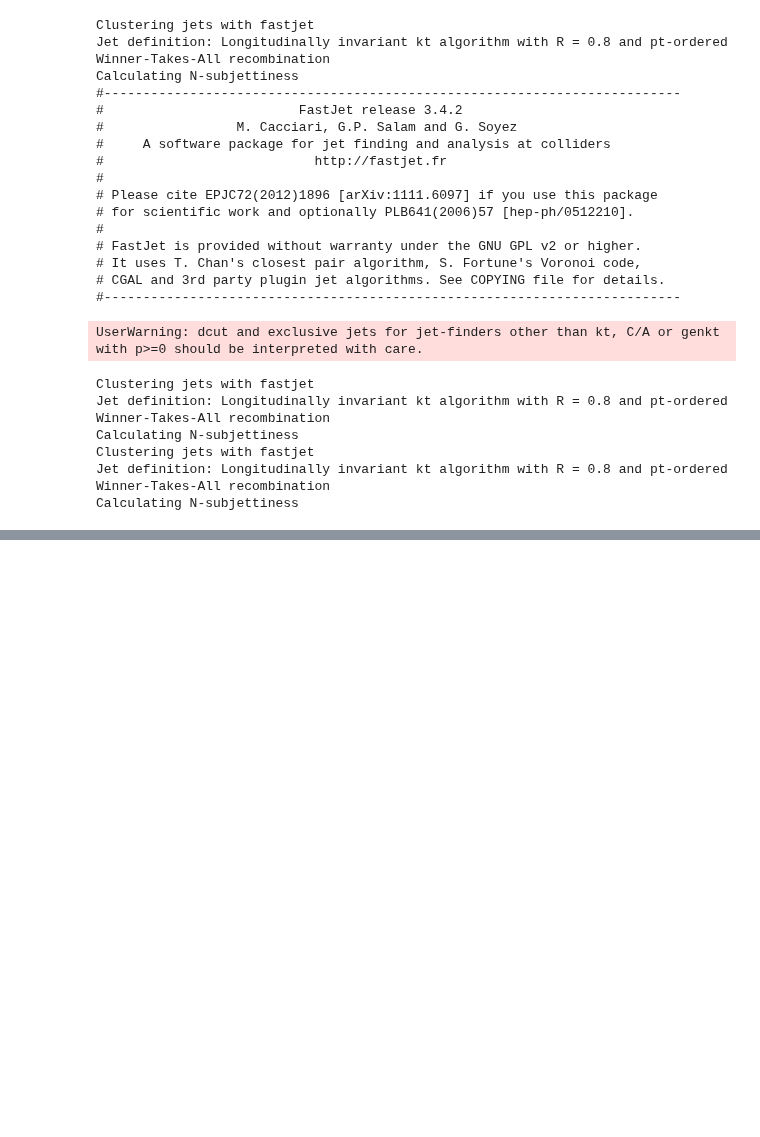
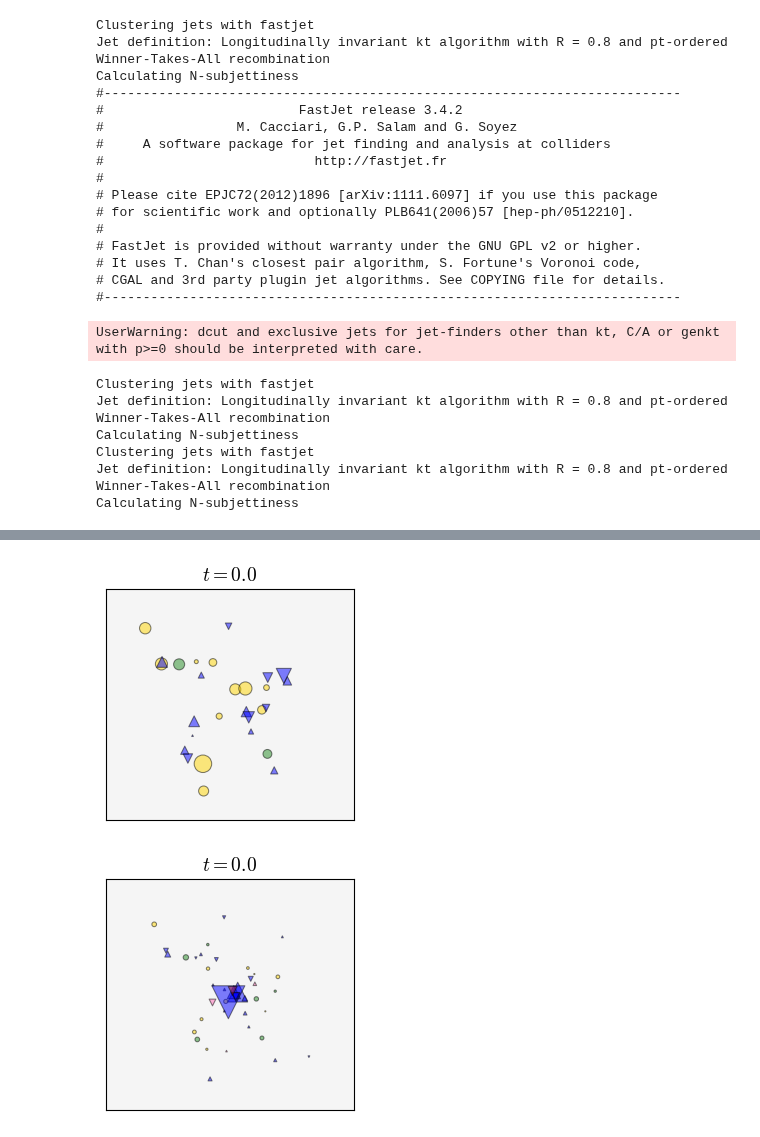
Before and after one commit to dfaroughy/Multimodal-Bridges, a Jupyter notebook: notebooks/data_aoj.ipynb, the cells around one changed output, grey strips where cells are left out. Saved outputs shown, nothing was run; the diff lists cells and outputs as text; code cells hidden in the pictures; blank space fills up the shorter version.

```diff
--- a/notebooks/data_aoj.ipynb
+++ b/notebooks/data_aoj.ipynb
@@ -487,3 +452,21 @@ Calculating N-subjettiness
 Clustering jets with fastjet
 Jet definition: Longitudinally invariant kt algorithm with R = 0.8 and pt-ordered Winner-Takes-All recombination
 Calculating N-subjettiness
+# %%
+ParticleClouds(paths[0]).display_cloud(
+    300,
+    title=r"$t=0.0$",
+    xlim=(-0.8, 0.8),
+    ylim=(-0.8, 0.8),
+    scale_marker=2,
+    edgecolor="k",
+)
+ParticleClouds(paths[90]).display_cloud(
+    300,
+    title=r"$t=0.0$",
+    xlim=(-0.8, 0.8),
+    ylim=(-0.8, 0.8),
+    scale_marker=2,
+    edgecolor="k",
+)
+# %% [output]
@@ -490 +474,3 @@ Calculating N-subjettiness
+[figure, added]
+[figure, added]
 # %%
```
Also changed, not shown: parts of 14 cells of this notebook, 39 other files.
